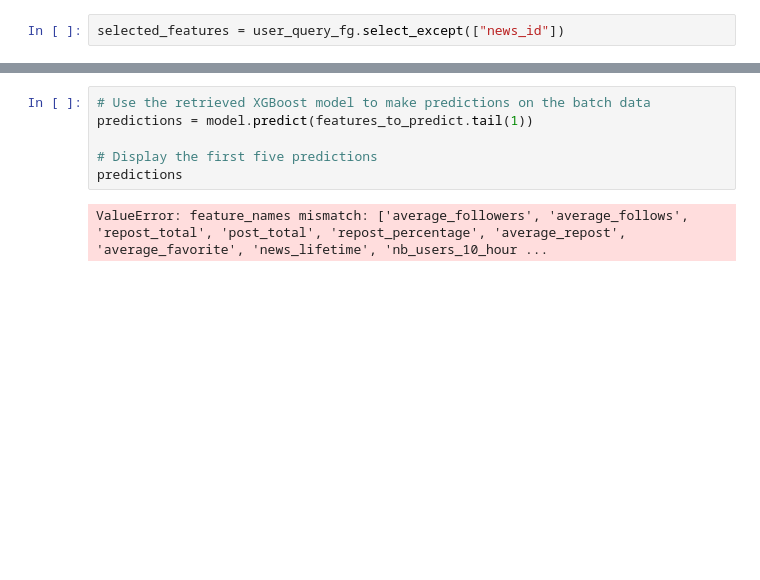
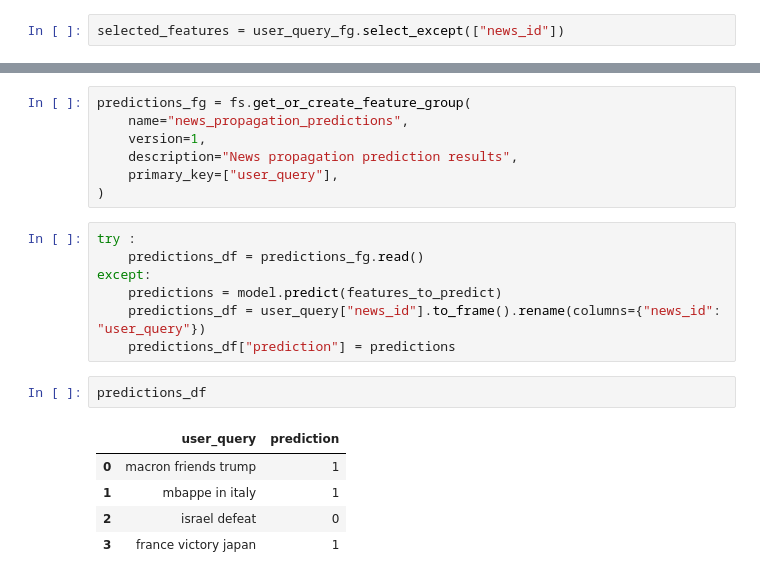
Before and after one commit to celdot/fake_news_bsky_detector, a Jupyter notebook: inference_pipeline.ipynb, the cells around one changed output, grey strips where cells are left out. Cells and saved outputs as stored; diff of their text form; blank space fills up the shorter version.

```diff
--- a/inference_pipeline.ipynb
+++ b/inference_pipeline.ipynb
@@ -79,8 +79,22 @@ Finished: Reading data from Hopsworks, using Hopsworks Feature Query Service (0.
-# %%
-# Use the retrieved XGBoost model to make predictions on the batch data
-predictions = model.predict(features_to_predict.tail(1))
-
-# Display the first five predictions
-predictions
-# %% [output]
-ValueError: feature_names mismatch: ['average_followers', 'average_follows', 'repost_total', 'post_total', 'repost_percentage', 'average_repost', 'average_favorite', 'news_lifetime', 'nb_users_10_hour ...
+# %%
+predictions_fg = fs.get_or_create_feature_group(
+    name="news_propagation_predictions",
+    version=1,
+    description="News propagation prediction results",
+    primary_key=["user_query"],
+)
+# %%
+try :
+    predictions_df = predictions_fg.read()
+except:
+    predictions = model.predict(features_to_predict)
+    predictions_df = user_query["news_id"].to_frame().rename(columns={"news_id": "user_query"})
+    predictions_df["prediction"] = predictions
+# %%
+predictions_df
+# %% [output]
+|  | user_query | prediction |
+| 0 | macron friends trump | 1 |
+| 1 | mbappe in italy | 1 |
+| 2 | israel defeat | 0 |
+| 3 | france victory japan | 1 |
```
Also changed, not shown: parts of 10 cells of this notebook, 3 other files.
